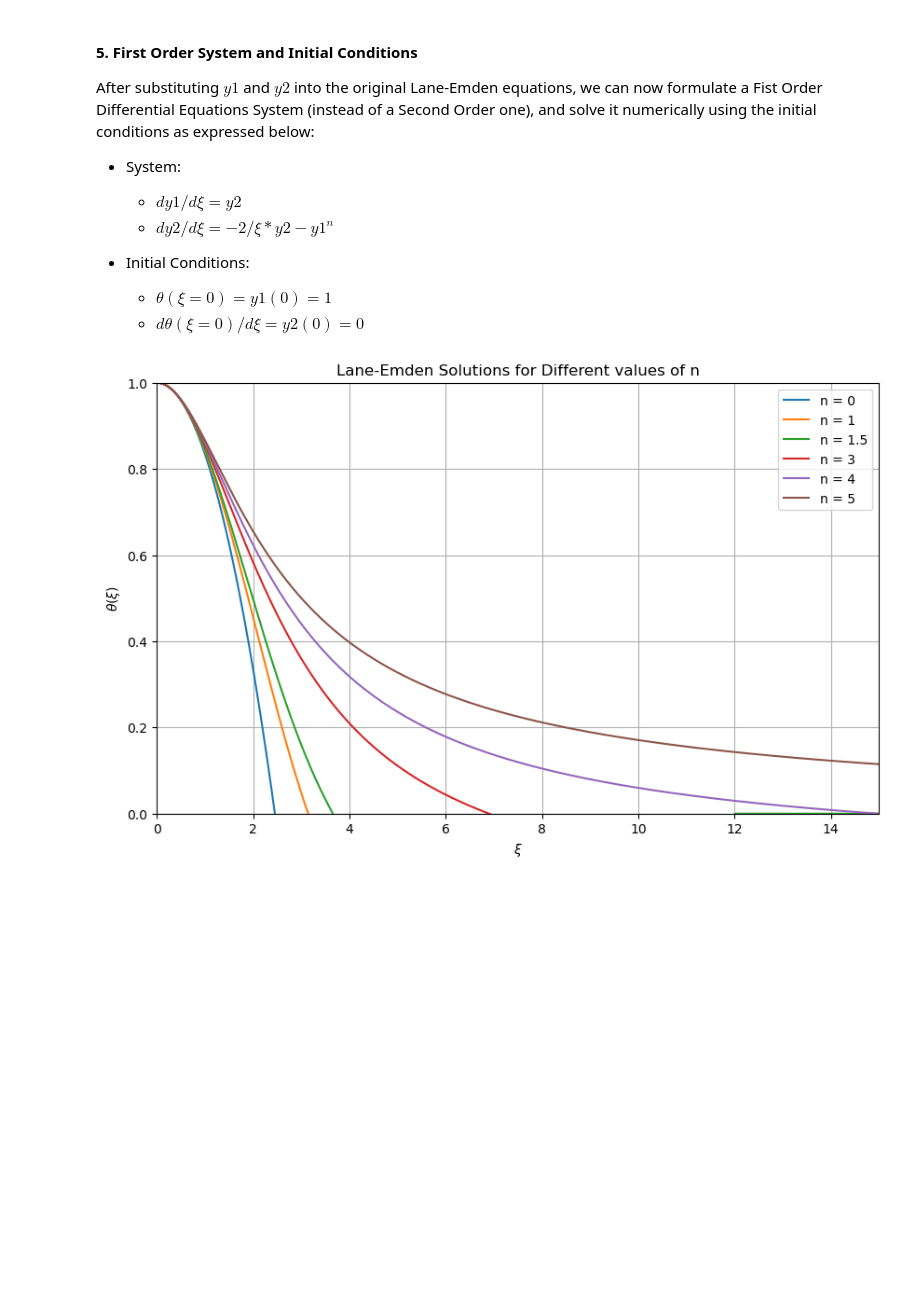
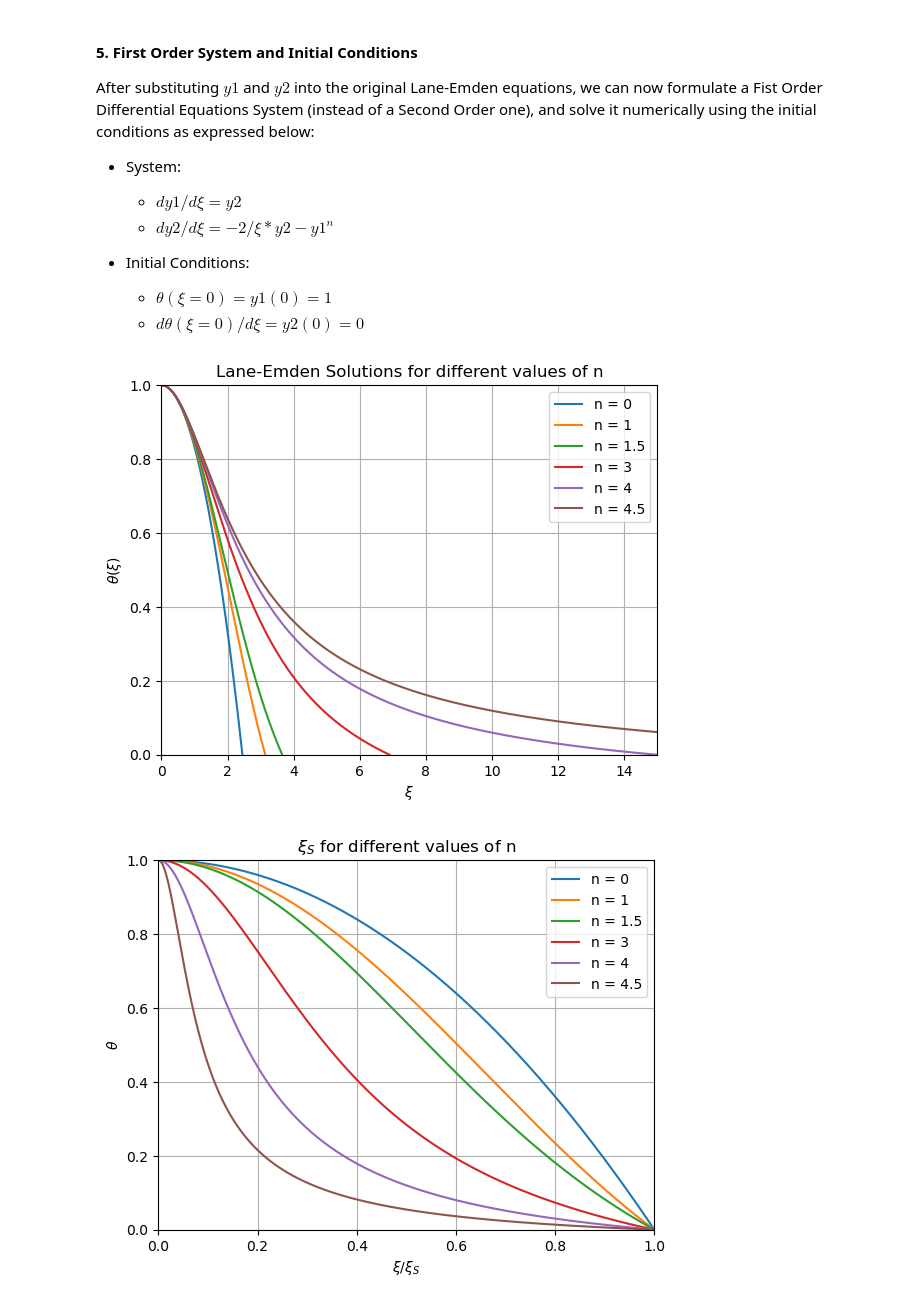
Before and after one commit to rodribro/Computational_Astronomy, a Jupyter notebook: 01_lane_emden_eqs.ipynb, the cells around one changed output. Saved outputs shown, nothing was run; the diff lists cells and outputs as text; code cells hidden in the pictures; blank space fills up the shorter version.

Commit message:
Added interpolation to find xi when theta=0

```diff
--- a/01_lane_emden_eqs.ipynb
+++ b/01_lane_emden_eqs.ipynb
@@ -107,14 +93,36 @@ def lane_emden_plots_v2(solutions, xi_range, ns):
-# %%
-# List of n values
-ns = [0,1, 1.5, 3, 4, 5]
-solutions = []
-
-# Solve for each n and collect solutions
-for i in ns:
-    sol, xi_range = lane_emden_solver(i)
-    solutions.append(sol)
-
-# Plot all solutions in one graph
-lane_emden_plots_v2(solutions, xi_range, ns)
-# %% [output]
-[figure, removed]
+# %%
+def lane_emden_plots():
+    # List of n values
+    ns = [0,1, 1.5, 3, 4, 4.5]
+
+    # Lane-Emden solution for different values of n
+    for n in ns:
+        xi_range, y1, y2 = lane_emden_solver(n)
+        plt.plot(xi_range, y1, label=f"n = {n}")
+        plt.ylim(0,1)
+        plt.xlim(0,15)
+        plt.xlabel(r'$\xi$')
+        plt.ylabel(r'$\theta(\xi)$')
+        plt.title('Lane-Emden Solutions for different values of n')
+        plt.legend()
+        plt.grid(True)
+    plt.show()
+
+    # xi_s for different values of n
+    for n in ns:
+        xi_range, y1, y2 = lane_emden_solver(n)
+        xs = xi_range/xi_range[-1]
+        plt.plot(xs, y1, label=f"n = {n}")
+        plt.ylim(0,1)
+        plt.xlim(0,1)
+        plt.xlabel(r'$\xi$/$\xi_S$')
+        plt.ylabel(r'$\theta$')
+        plt.title(r'$\xi_S$ for different values of n')
+        plt.legend()
+        plt.grid(True)
+    plt.show()
+# %%
+lane_emden_plots()
+# %% [output]
+[figure, added]
+[figure, added]
```
Also changed, not shown: parts of 3 cells of this notebook.
